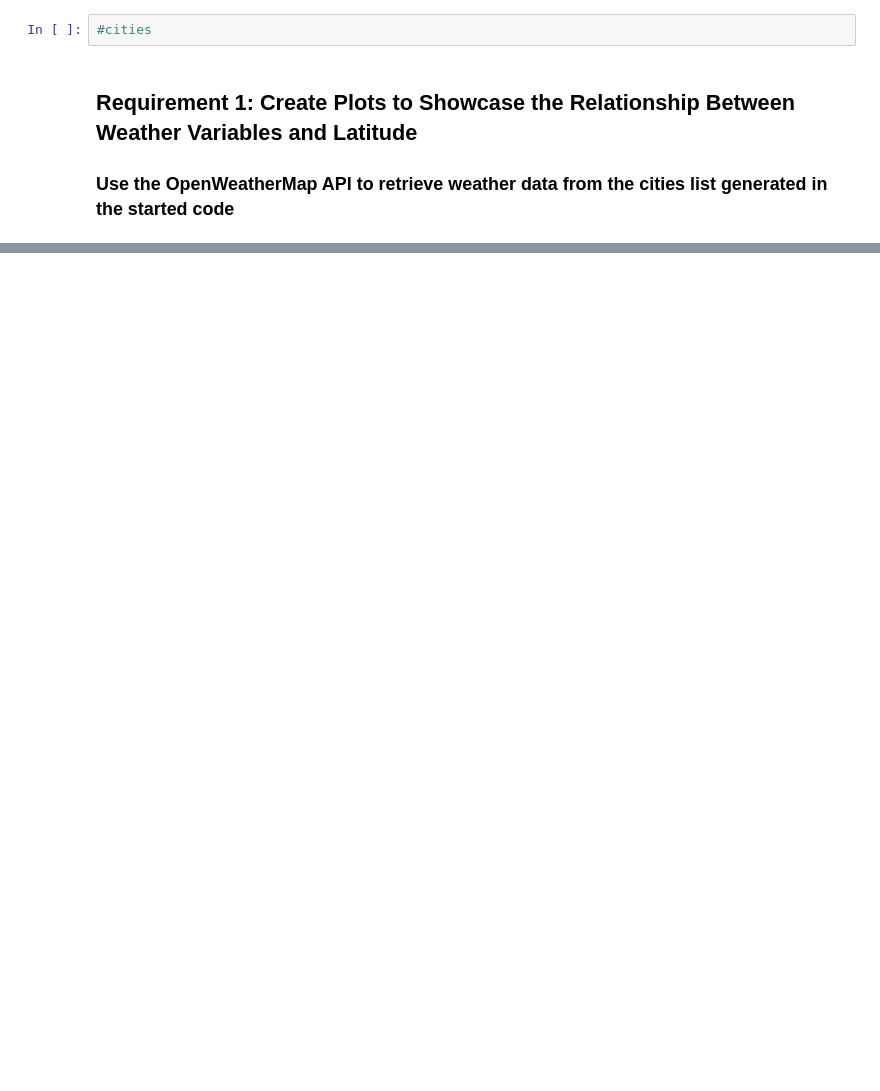
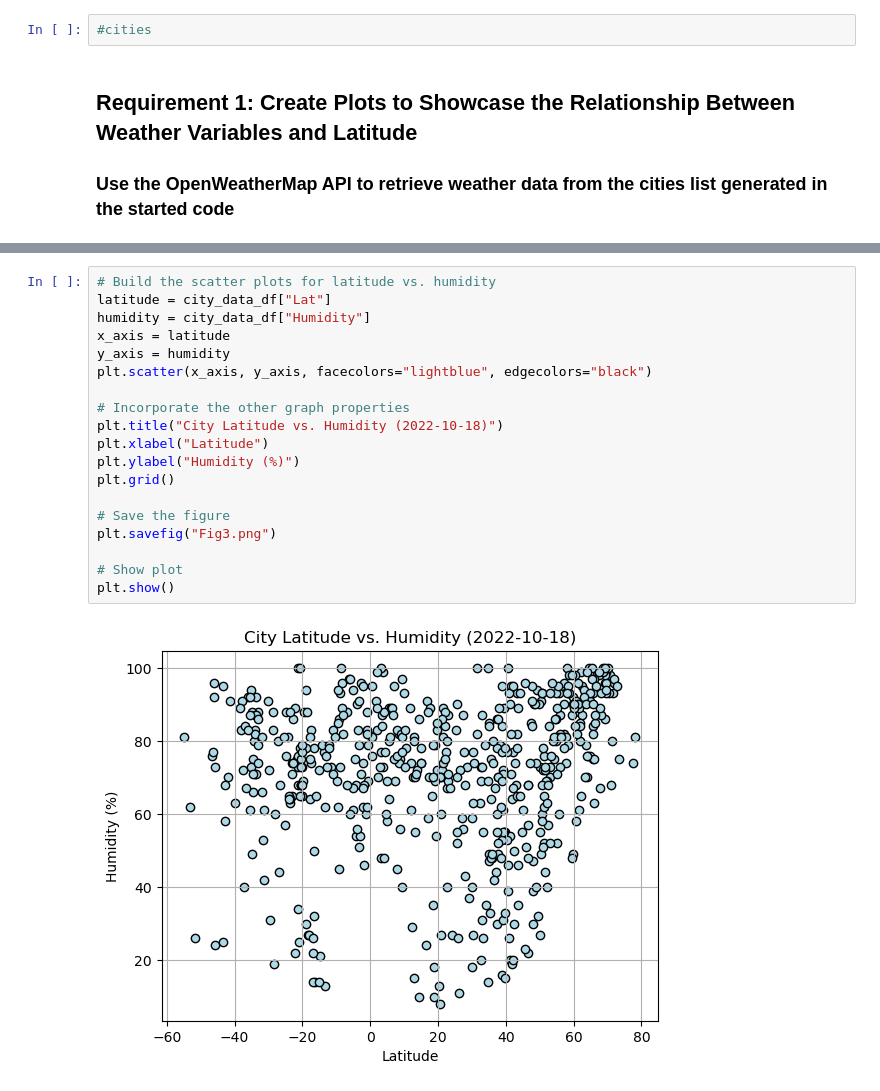
Before and after one commit to Bgrlgymnast/python-api-challenge, a Jupyter notebook: WeatherPy/WeatherPy.ipynb, the cells around one changed output, grey strips where cells are left out. Drawn from its saved outputs; the diff is of its cells as text; blank space fills up the shorter version.

```diff
--- a/WeatherPy/WeatherPy.ipynb
+++ b/WeatherPy/WeatherPy.ipynb
@@ -158,0 +234,21 @@ NameError: name 'imperial' is not defined
+# %%
+# Build the scatter plots for latitude vs. humidity
+latitude = city_data_df["Lat"]
+humidity = city_data_df["Humidity"]
+x_axis = latitude
+y_axis = humidity
+plt.scatter(x_axis, y_axis, facecolors="lightblue", edgecolors="black")
+
+# Incorporate the other graph properties
+plt.title("City Latitude vs. Humidity (2022-10-18)")
+plt.xlabel("Latitude")
+plt.ylabel("Humidity (%)")
+plt.grid()
+
+# Save the figure
+plt.savefig("Fig3.png")
+
+# Show plot
+plt.show()
+# %% [output]
+[figure, added]
```
Also changed, not shown: parts of 37 cells of this notebook, 4 other files.
